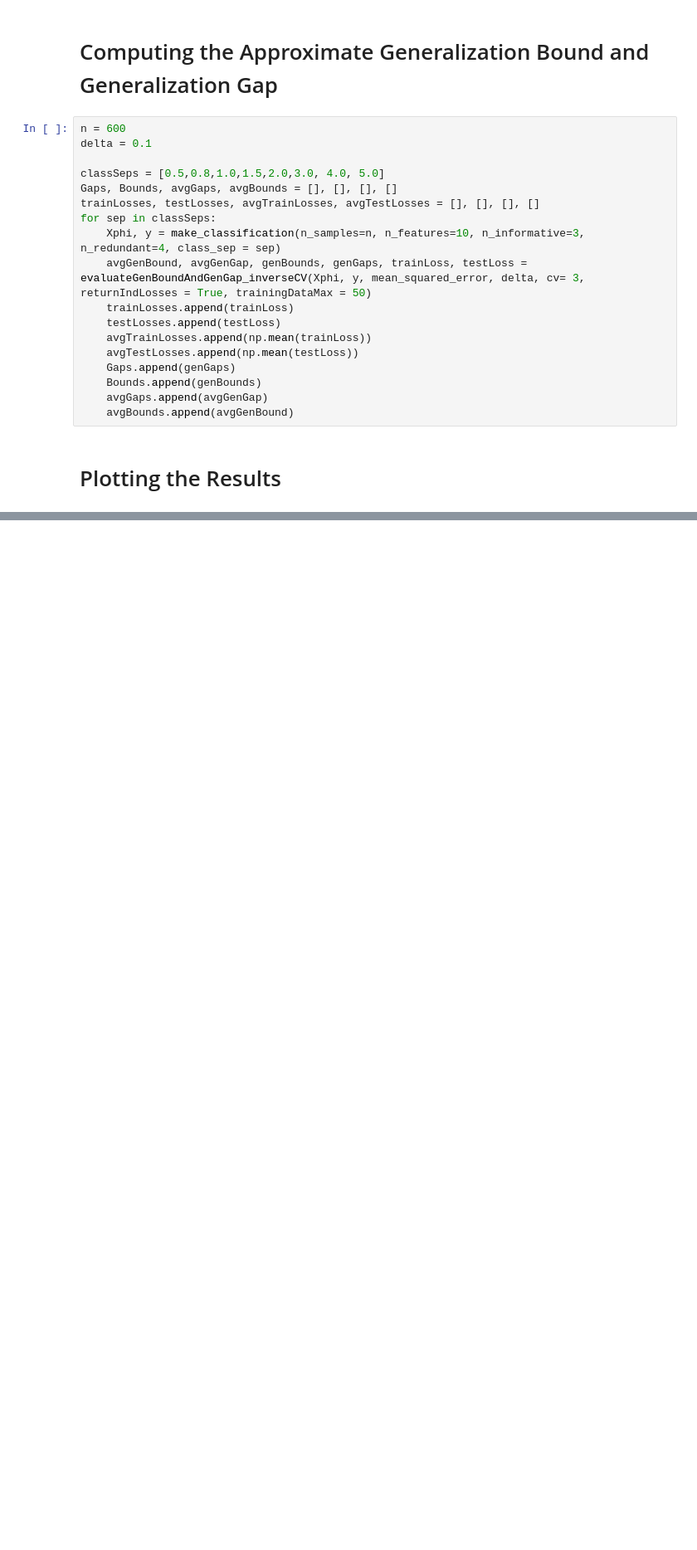
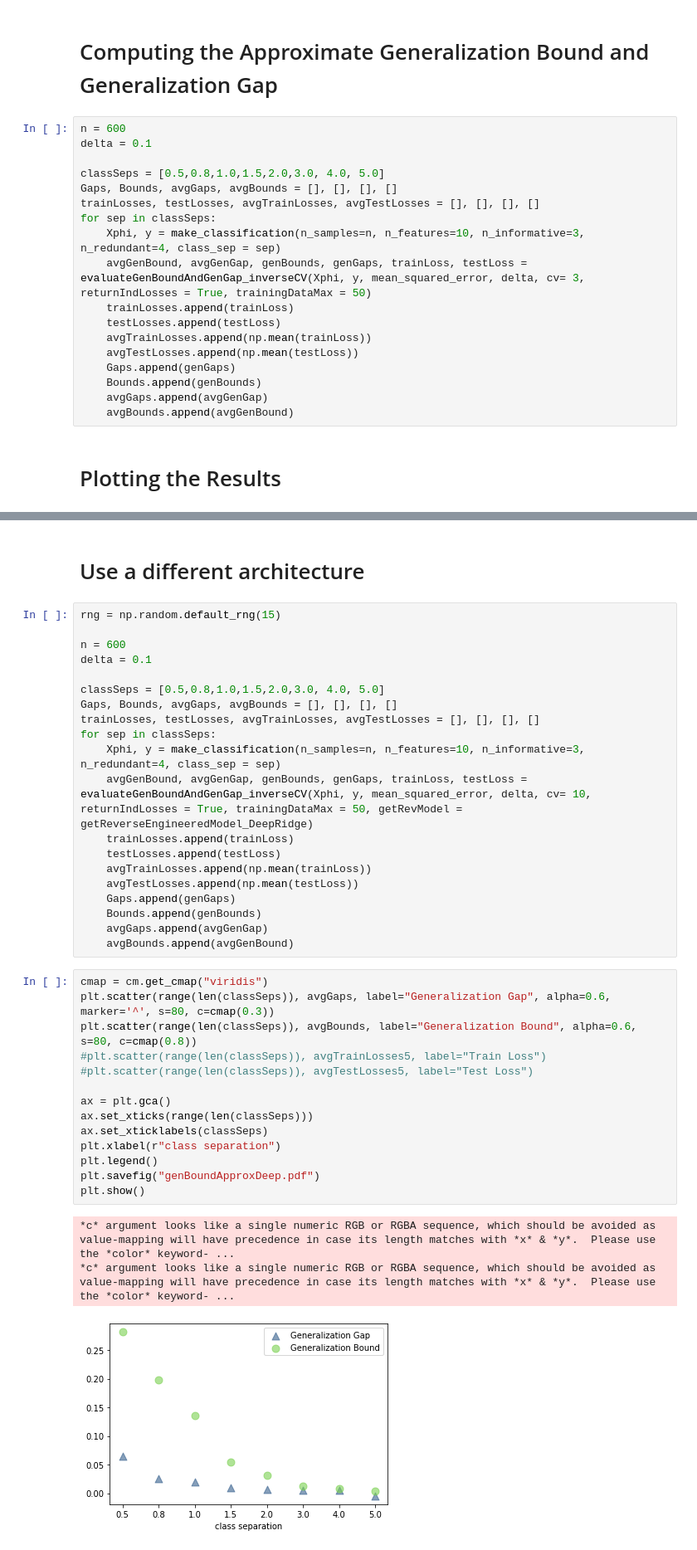
Before and after one commit to kampmichael/RelativeFlatnessAndGeneralization, a Jupyter notebook: SyntheticExperiments/ApproximatingRepresentativeness.ipynb, the cells around one changed output, grey strips where cells are left out. Shown at 83% size. Cells and saved outputs as stored; diff of their text form; blank space fills up the shorter version.

```diff
--- a/SyntheticExperiments/ApproximatingRepresentativeness.ipynb
+++ b/SyntheticExperiments/ApproximatingRepresentativeness.ipynb
@@ -116,0 +117,40 @@ plt.show()
+# %% [markdown]
+# Use a different architecture
+# %%
+rng = np.random.default_rng(15)
+
+n = 600
+delta = 0.1
+
+classSeps = [0.5,0.8,1.0,1.5,2.0,3.0, 4.0, 5.0]
+Gaps, Bounds, avgGaps, avgBounds = [], [], [], []
+trainLosses, testLosses, avgTrainLosses, avgTestLosses = [], [], [], []
+for sep in classSeps:
+    Xphi, y = make_classification(n_samples=n, n_features=10, n_informative=3, n_redundant=4, class_sep = sep)
+    avgGenBound, avgGenGap, genBounds, genGaps, trainLoss, testLoss = evaluateGenBoundAndGenGap_inverseCV(Xphi, y, mean_squared_error, delta, cv= 10, returnIndLosses = True, trainingDataMax = 50, getRevModel = getReverseEngineeredModel_DeepRidge)
+    trainLosses.append(trainLoss)
+    testLosses.append(testLoss)
+    avgTrainLosses.append(np.mean(trainLoss))
+    avgTestLosses.append(np.mean(testLoss))
+    Gaps.append(genGaps)
+    Bounds.append(genBounds)
+    avgGaps.append(avgGenGap)
+    avgBounds.append(avgGenBound)
+# %%
+cmap = cm.get_cmap("viridis")
+plt.scatter(range(len(classSeps)), avgGaps, label="Generalization Gap", alpha=0.6, marker='^', s=80, c=cmap(0.3))
+plt.scatter(range(len(classSeps)), avgBounds, label="Generalization Bound", alpha=0.6, s=80, c=cmap(0.8))
+#plt.scatter(range(len(classSeps)), avgTrainLosses5, label="Train Loss")
+#plt.scatter(range(len(classSeps)), avgTestLosses5, label="Test Loss")
+
+ax = plt.gca()
+ax.set_xticks(range(len(classSeps)))
+ax.set_xticklabels(classSeps)
+plt.xlabel(r"class separation")
+plt.legend()
+plt.savefig("genBoundApproxDeep.pdf")
+plt.show()
+# %% [output]
+*c* argument looks like a single numeric RGB or RGBA sequence, which should be avoided as value-mapping will have precedence in case its length matches with *x* & *y*.  Please use the *color* keyword- ...
+*c* argument looks like a single numeric RGB or RGBA sequence, which should be avoided as value-mapping will have precedence in case its length matches with *x* & *y*.  Please use the *color* keyword- ...
+[figure, added]
```
Also changed, not shown: parts of 5 cells of this notebook, 2 other files.
